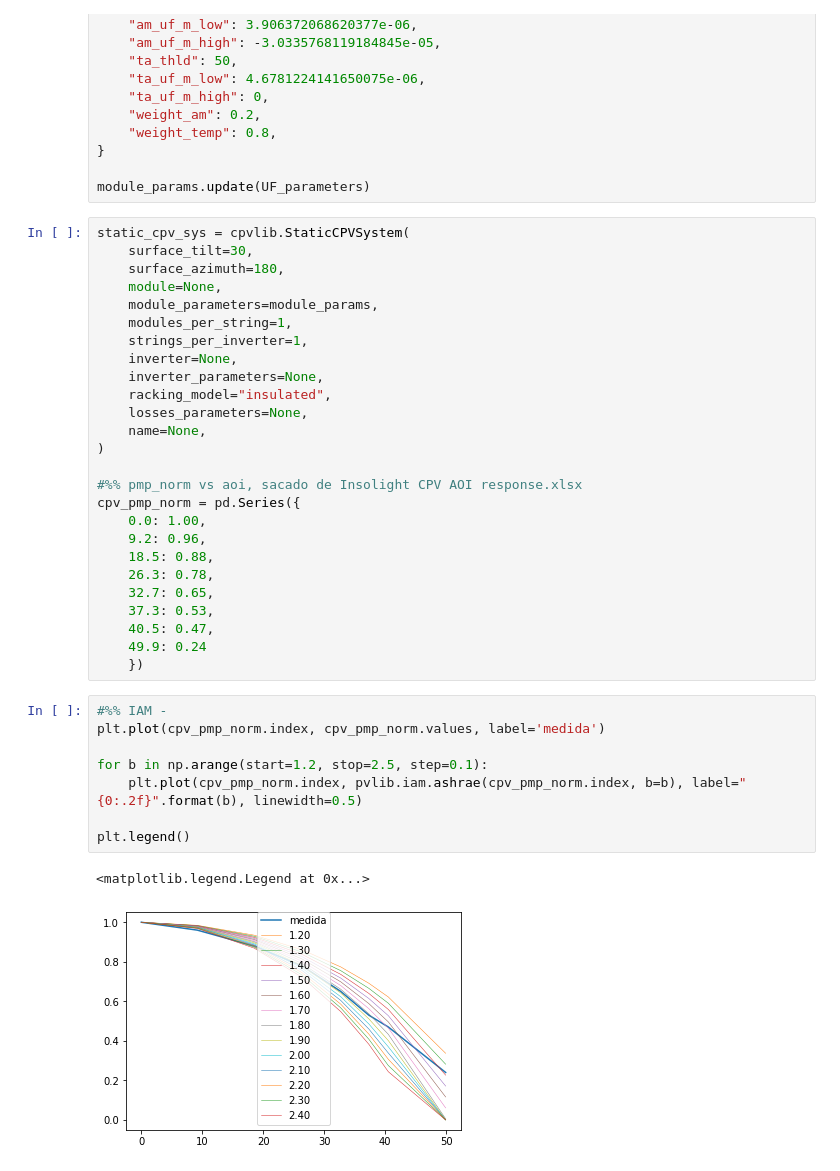
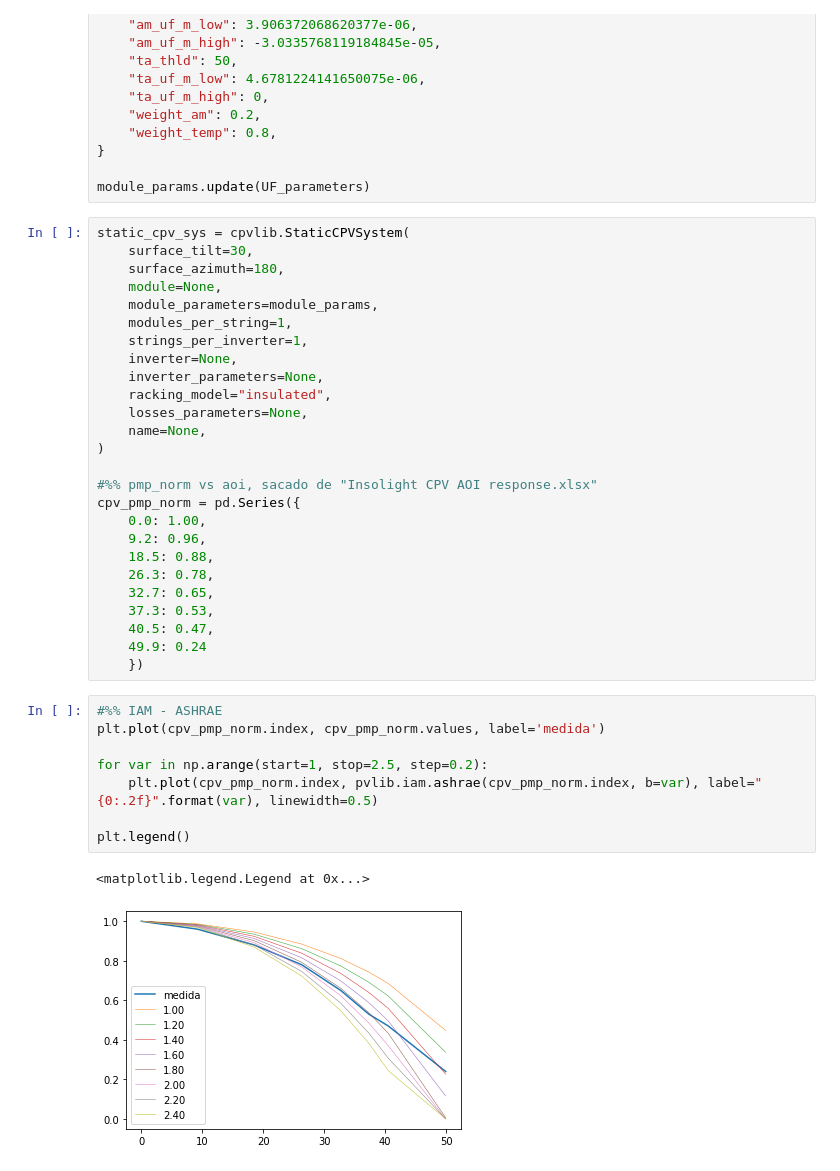
Before and after one commit to isi-ies-group/cpvlib, a Jupyter notebook: determinacion_iam.ipynb, the cells around one changed output. Saved outputs shown, nothing was run; the diff lists cells and outputs as text.

```diff
--- a/determinacion_iam.ipynb
+++ b/determinacion_iam.ipynb
@@ -59,7 +59,7 @@ static_cpv_sys = cpvlib.StaticCPVSystem(
     name=None,
 )
 
-#%% pmp_norm vs aoi, sacado de Insolight CPV AOI response.xlsx
+#%% pmp_norm vs aoi, sacado de "Insolight CPV AOI response.xlsx"
 cpv_pmp_norm = pd.Series({
     0.0: 1.00,
     9.2: 0.96,
@@ -71,14 +71,14 @@ cpv_pmp_norm = pd.Series({
     49.9: 0.24
     })
 # %%
-#%% IAM -
+#%% IAM - ASHRAE
 plt.plot(cpv_pmp_norm.index, cpv_pmp_norm.values, label='medida')
 
-for b in np.arange(start=1.2, stop=2.5, step=0.1):
-    plt.plot(cpv_pmp_norm.index, pvlib.iam.ashrae(cpv_pmp_norm.index, b=b), label="{0:.2f}".format(b), linewidth=0.5)
+for var in np.arange(start=1, stop=2.5, step=0.2):
+    plt.plot(cpv_pmp_norm.index, pvlib.iam.ashrae(cpv_pmp_norm.index, b=var), label="{0:.2f}".format(var), linewidth=0.5)
 
 plt.legend()
 # %% [output]
 <matplotlib.legend.Legend at 0x...>
-[figure, old version]
+[figure, new version]
 # %%
```
Also changed, not shown: parts of 2 cells of this notebook.
